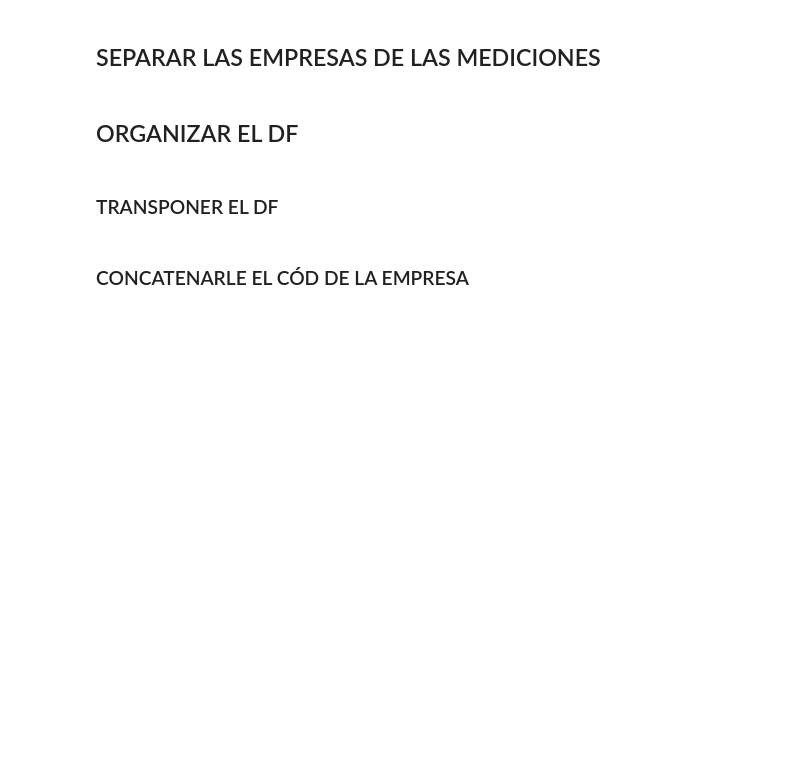
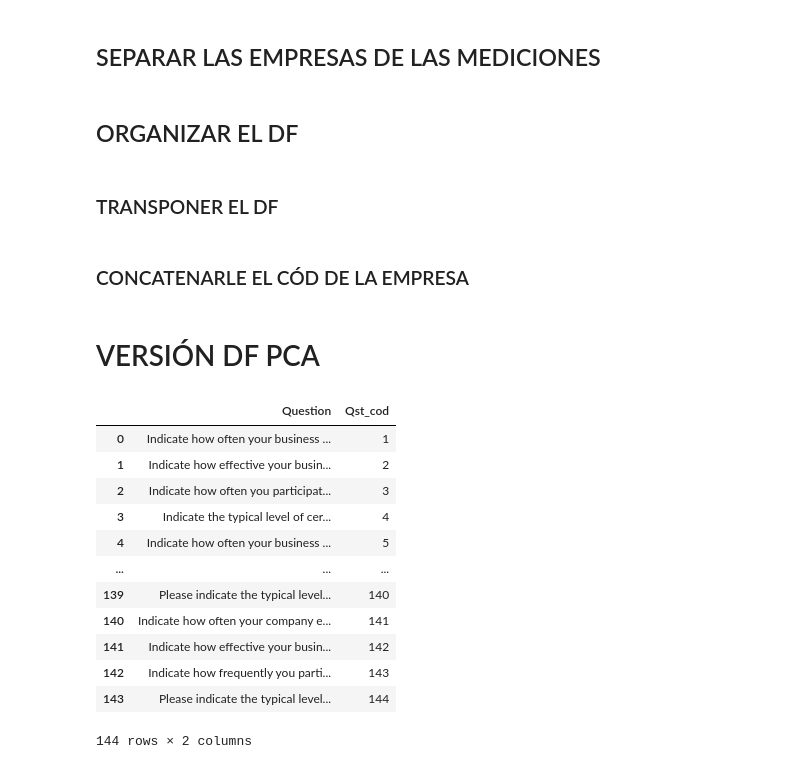
Before and after one commit to AlejaGuz/orange, a Jupyter notebook: orange_project_icesi.ipynb, the cells around one changed output. Saved outputs shown, nothing was run; the diff lists cells and outputs as text; code cells hidden in the pictures; blank space fills up the shorter version.

```diff
--- a/orange_project_icesi.ipynb
+++ b/orange_project_icesi.ipynb
@@ -93,3 +93,5 @@ dfT.columns = dfT.iloc[0]  # Asignar la primera fila como nombres de columnas
 dfT = dfT.iloc[1:].reset_index(drop=True)  # Eliminar la fila de encabezado y resetear índice
 # %%
 dfT.to_excel("transpuesta.xlsx", index=False)
+# %% [markdown]
+# VERSIÓN DF PCA
@@ -95,0 +100,19 @@ dfT.to_excel("transpuesta.xlsx", index=False)
+# %%
+df_preguntas =  scores.drop(columns='CODE').iloc[4].reset_index(drop=True).to_frame(name="Question")
+df_preguntas["Qst_cod"] = df_preguntas.index + 1
+# %%
+df_preguntas
+# %% [output]
+|  | Question | Qst_cod |
+| 0 | Indicate how often your business ... | 1 |
+| 1 | Indicate how effective your busin... | 2 |
+| 2 | Indicate how often you participat... | 3 |
+| 3 | Indicate the typical level of cer... | 4 |
+| 4 | Indicate how often your business ... | 5 |
+| ... | ... | ... |
+| 139 | Please indicate the typical level... | 140 |
+| 140 | Indicate how often your company e... | 141 |
+| 141 | Indicate how effective your busin... | 142 |
+| 142 | Indicate how frequently you parti... | 143 |
+| 143 | Please indicate the typical level... | 144 |
+144 rows × 2 columns
```
Also changed, not shown: parts of 7 cells of this notebook.
